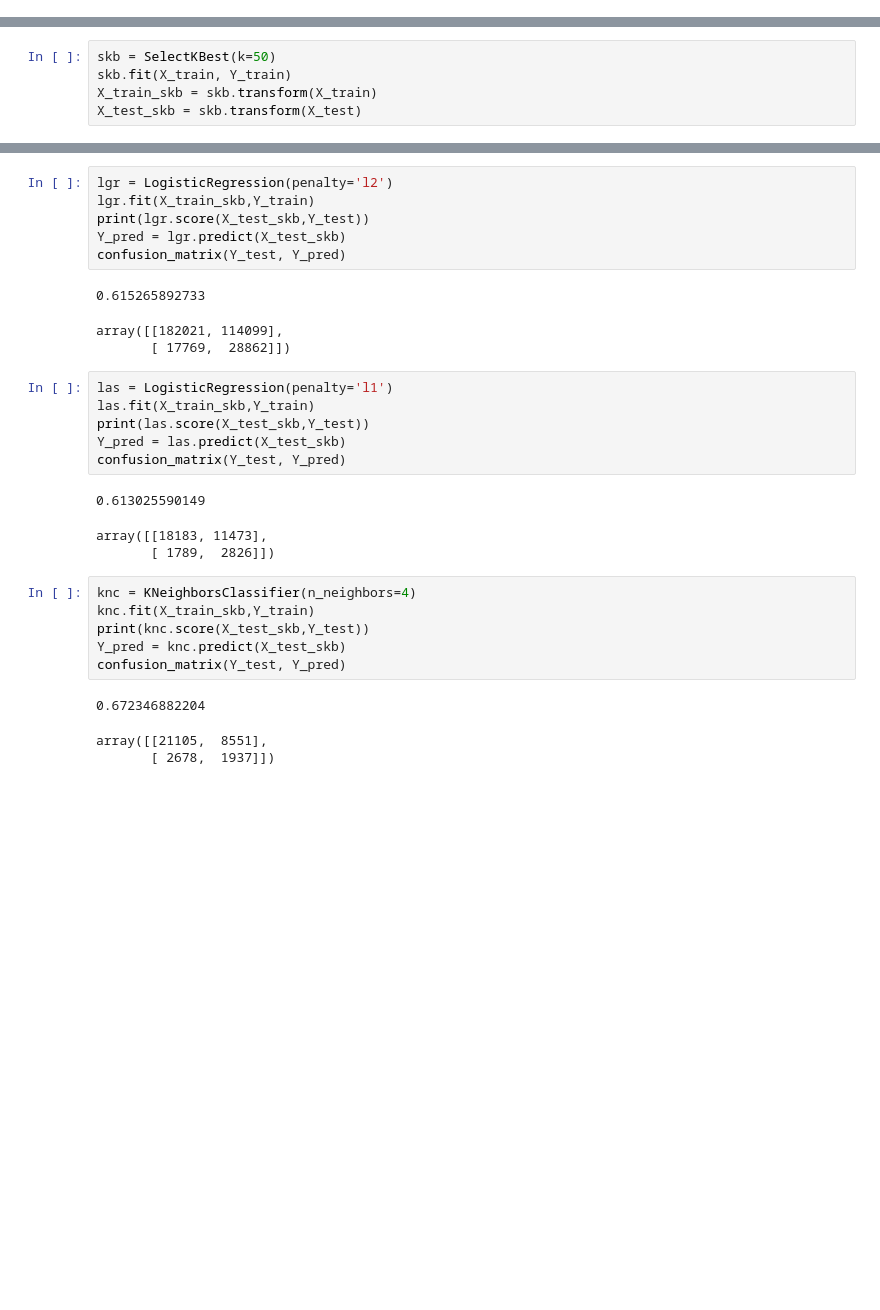
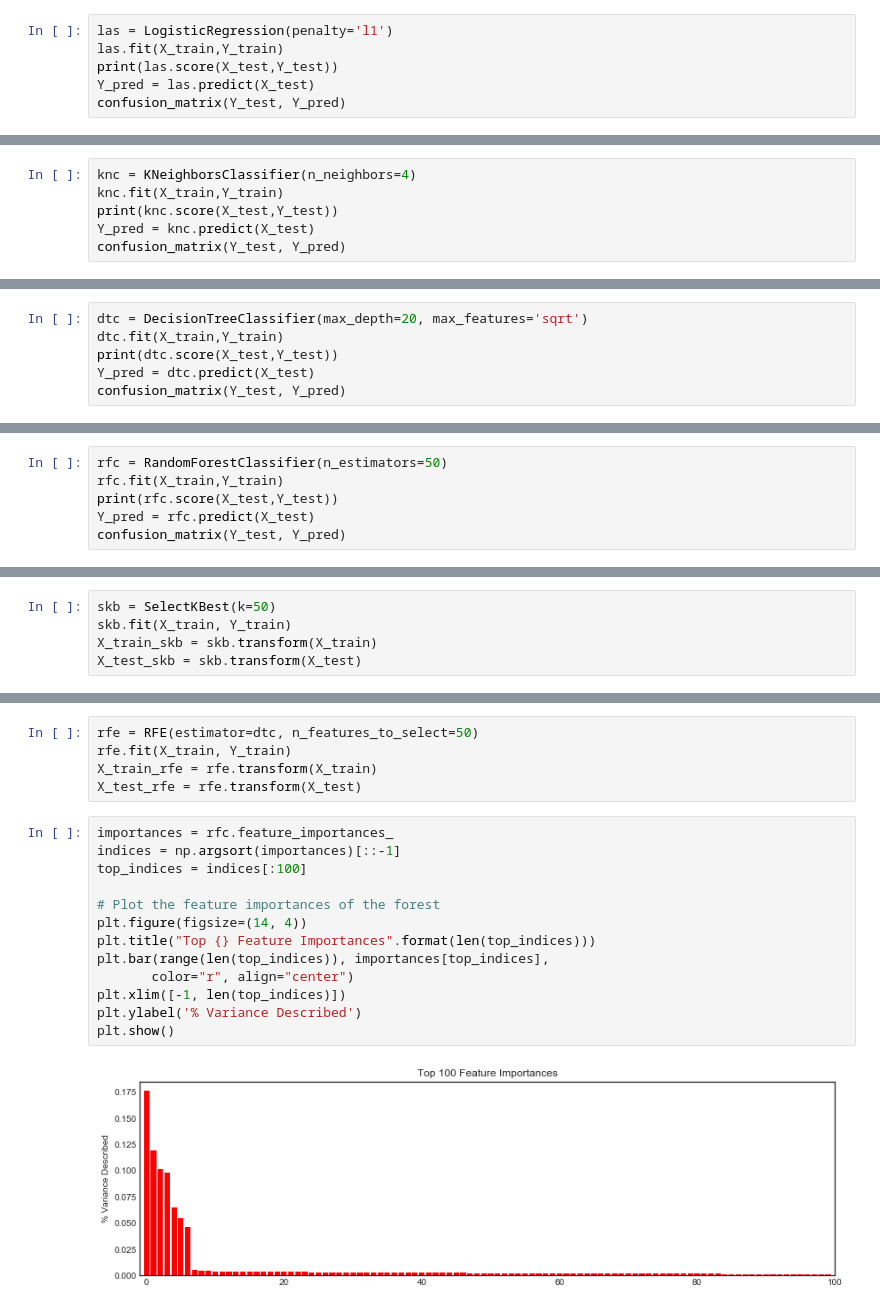
Before and after one commit to maxcalabro/Thinkful_Unit_3, a Jupyter notebook: Airline Delays.ipynb, the cells around one changed output, grey strips where cells are left out. Saved outputs shown, nothing was run; the diff lists cells and outputs as text; blank space fills up the shorter version.

```diff
--- a/Airline Delays.ipynb
+++ b/Airline Delays.ipynb
@@ -171,0 +208,6 @@ from sklearn.feature_selection import SelectKBest, RFE
+# %%
+las = LogisticRegression(penalty='l1')
+las.fit(X_train,Y_train)
+print(las.score(X_test,Y_test))
+Y_pred = las.predict(X_test)
+confusion_matrix(Y_test, Y_pred)
@@ -171,0 +218,6 @@ from sklearn.feature_selection import SelectKBest, RFE
+# %%
+knc = KNeighborsClassifier(n_neighbors=4)
+knc.fit(X_train,Y_train)
+print(knc.score(X_test,Y_test))
+Y_pred = knc.predict(X_test)
+confusion_matrix(Y_test, Y_pred)
@@ -171,0 +228,6 @@ from sklearn.feature_selection import SelectKBest, RFE
+# %%
+dtc = DecisionTreeClassifier(max_depth=20, max_features='sqrt')
+dtc.fit(X_train,Y_train)
+print(dtc.score(X_test,Y_test))
+Y_pred = dtc.predict(X_test)
+confusion_matrix(Y_test, Y_pred)
@@ -171,0 +238,6 @@ from sklearn.feature_selection import SelectKBest, RFE
+# %%
+rfc = RandomForestClassifier(n_estimators=50)
+rfc.fit(X_train,Y_train)
+print(rfc.score(X_test,Y_test))
+Y_pred = rfc.predict(X_test)
+confusion_matrix(Y_test, Y_pred)
@@ -188,30 +286,20 @@ The history saving thread hit an unexpected error (OperationalError('unable to o
-# %%
-lgr = LogisticRegression(penalty='l2')
-lgr.fit(X_train_skb,Y_train)
-print(lgr.score(X_test_skb,Y_test))
-Y_pred = lgr.predict(X_test_skb)
-confusion_matrix(Y_test, Y_pred)
-# %% [output]
-0.615265892733
-array([[182021, 114099],
-       [ 17769,  28862]])
-# %%
-las = LogisticRegression(penalty='l1')
-las.fit(X_train_skb,Y_train)
-print(las.score(X_test_skb,Y_test))
-Y_pred = las.predict(X_test_skb)
-confusion_matrix(Y_test, Y_pred)
-# %% [output]
-0.613025590149
-array([[18183, 11473],
-       [ 1789,  2826]])
-# %%
-knc = KNeighborsClassifier(n_neighbors=4)
-knc.fit(X_train_skb,Y_train)
-print(knc.score(X_test_skb,Y_test))
-Y_pred = knc.predict(X_test_skb)
-confusion_matrix(Y_test, Y_pred)
-# %% [output]
-0.672346882204
-array([[21105,  8551],
-       [ 2678,  1937]])
+# %%
+rfe = RFE(estimator=dtc, n_features_to_select=50)
+rfe.fit(X_train, Y_train)
+X_train_rfe = rfe.transform(X_train)
+X_test_rfe = rfe.transform(X_test)
+# %%
+importances = rfc.feature_importances_
+indices = np.argsort(importances)[::-1]
+top_indices = indices[:100]
+
+# Plot the feature importances of the forest
+plt.figure(figsize=(14, 4))
+plt.title("Top {} Feature Importances".format(len(top_indices)))
+plt.bar(range(len(top_indices)), importances[top_indices],
+       color="r", align="center")
+plt.xlim([-1, len(top_indices)])
+plt.ylabel('% Variance Described')
+plt.show()
+# %% [output]
+[figure, added]
```
Also changed, not shown: parts of 55 cells of this notebook.
